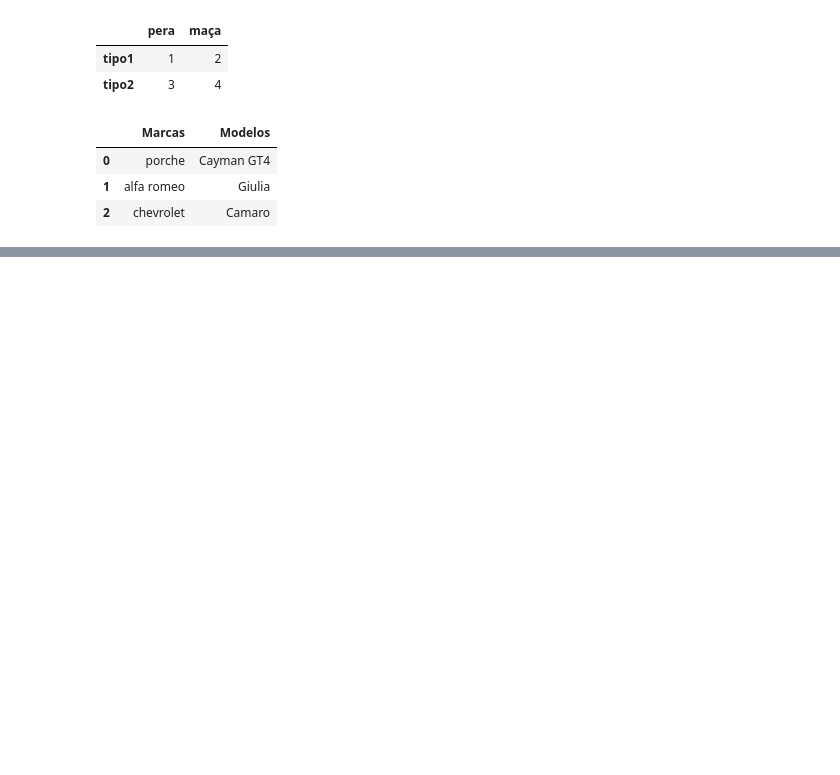
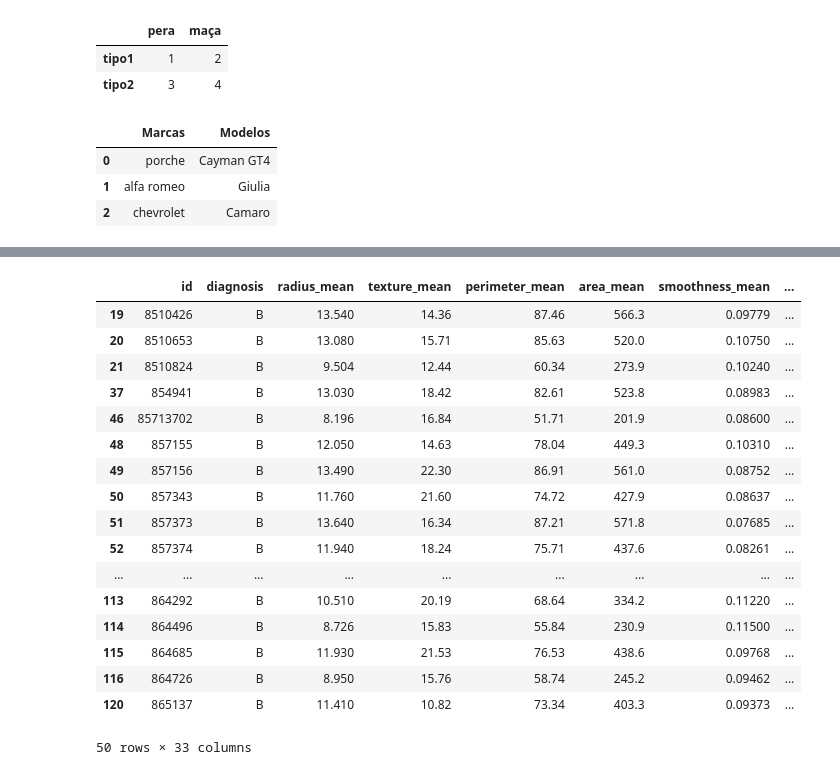
Before and after one commit to kadumorais/cursodados, a Jupyter notebook: aula8.ipynb, the cells around one changed output, grey strips where cells are left out. Saved outputs shown, nothing was run; the diff lists cells and outputs as text; code cells hidden in the pictures; blank space fills up the shorter version.

```diff
--- a/aula8.ipynb
+++ b/aula8.ipynb
@@ -60,0 +66,4 @@ df3
+# %%
+url = 'https://raw.githubusercontent.com/arteweyl/material_turma58865/main/datasets/Cancer_Data.csv'
+df_cancer = pd.read_csv(url, encoding='latin1', sep=',')
+df_cancer
@@ -60,0 +269,3 @@ df3
+# %%
+filtro = df_cancer[df_cancer['diagnosis'] == 'B']
+print(filtro)
@@ -60,0 +310,21 @@ df3
+# %%
+filtro.head(50)
+# %% [output]
+|  | id | diagnosis | radius_mean | texture_mean | perimeter_mean | area_mean | smoothness_mean | ... |
+| 19 | 8510426 | B | 13.540 | 14.36 | 87.46 | 566.3 | 0.09779 | ... |
+| 20 | 8510653 | B | 13.080 | 15.71 | 85.63 | 520.0 | 0.10750 | ... |
+| 21 | 8510824 | B | 9.504 | 12.44 | 60.34 | 273.9 | 0.10240 | ... |
+| 37 | 854941 | B | 13.030 | 18.42 | 82.61 | 523.8 | 0.08983 | ... |
+| 46 | 85713702 | B | 8.196 | 16.84 | 51.71 | 201.9 | 0.08600 | ... |
+| 48 | 857155 | B | 12.050 | 14.63 | 78.04 | 449.3 | 0.10310 | ... |
+| 49 | 857156 | B | 13.490 | 22.30 | 86.91 | 561.0 | 0.08752 | ... |
+| 50 | 857343 | B | 11.760 | 21.60 | 74.72 | 427.9 | 0.08637 | ... |
+| 51 | 857373 | B | 13.640 | 16.34 | 87.21 | 571.8 | 0.07685 | ... |
+| 52 | 857374 | B | 11.940 | 18.24 | 75.71 | 437.6 | 0.08261 | ... |
+| ... | ... | ... | ... | ... | ... | ... | ... | ... |
+| 113 | 864292 | B | 10.510 | 20.19 | 68.64 | 334.2 | 0.11220 | ... |
+| 114 | 864496 | B | 8.726 | 15.83 | 55.84 | 230.9 | 0.11500 | ... |
+| 115 | 864685 | B | 11.930 | 21.53 | 76.53 | 438.6 | 0.09768 | ... |
+| 116 | 864726 | B | 8.950 | 15.76 | 58.74 | 245.2 | 0.09462 | ... |
+| 120 | 865137 | B | 11.410 | 10.82 | 73.34 | 403.3 | 0.09373 | ... |
+50 rows × 33 columns
```
Also changed, not shown: parts of 37 cells of this notebook, 11 other files.
